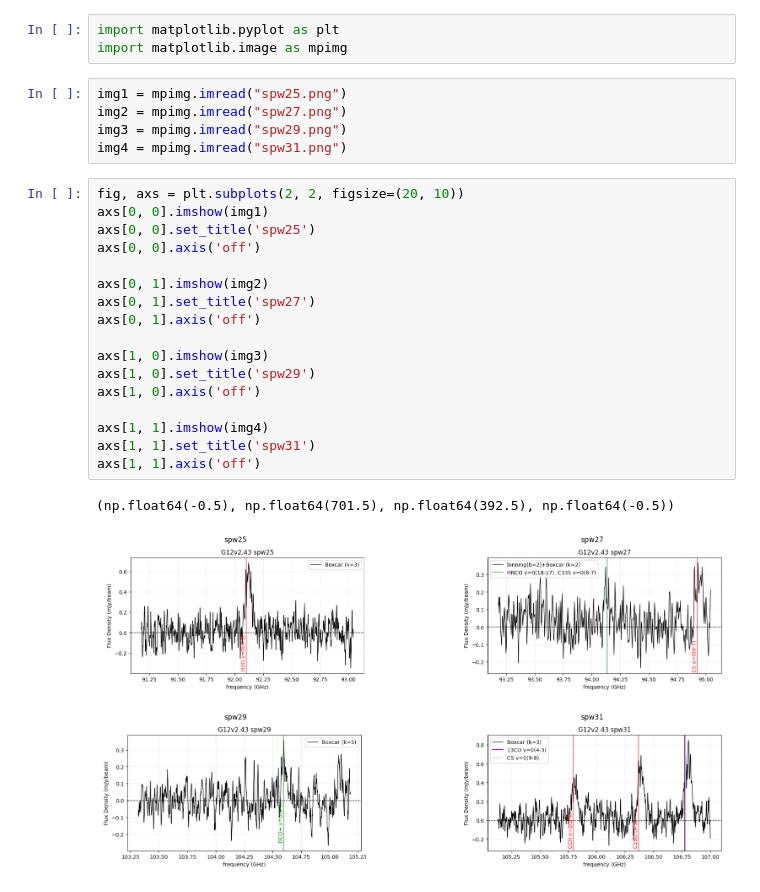
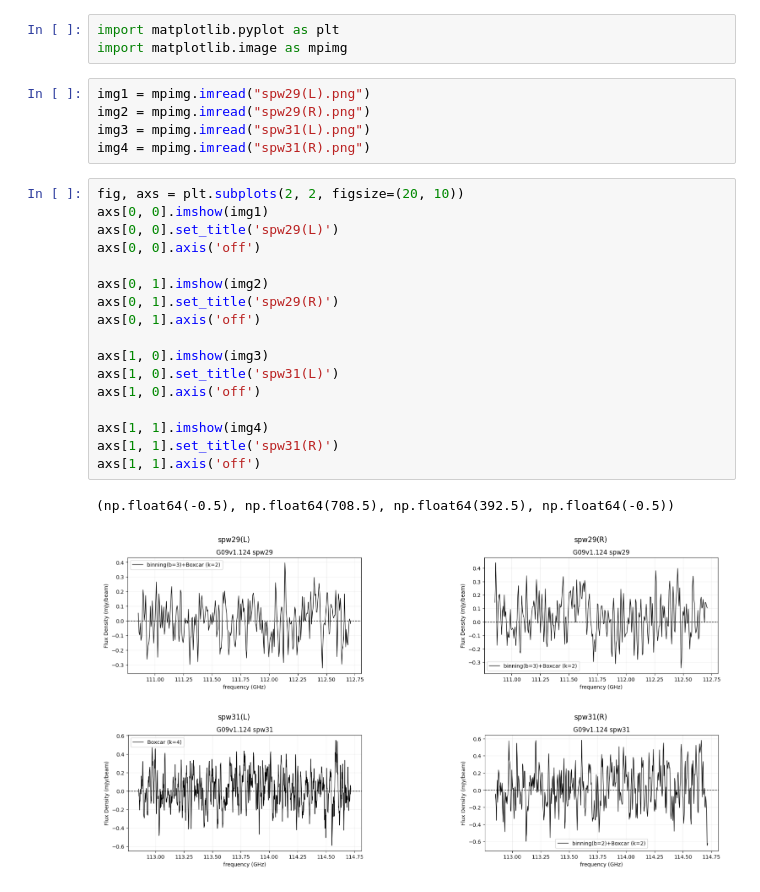
Before and after one commit to 000RF/2025-summer, a Jupyter notebook: figures/G09v1.124/noise(IDK/noise.ipynb, the cells around one changed output. Saved outputs shown, nothing was run; the diff lists cells and outputs as text.

```diff
--- a/figures/G09v1.124/noise(IDK/noise.ipynb
+++ b/figures/G09v1.124/noise(IDK/noise.ipynb
@@ -2,27 +2,27 @@
 import matplotlib.pyplot as plt
 import matplotlib.image as mpimg
 # %%
-img1 = mpimg.imread("spw25.png")
-img2 = mpimg.imread("spw27.png")
-img3 = mpimg.imread("spw29.png")
-img4 = mpimg.imread("spw31.png")
+img1 = mpimg.imread("spw29(L).png")
+img2 = mpimg.imread("spw29(R).png")
+img3 = mpimg.imread("spw31(L).png")
+img4 = mpimg.imread("spw31(R).png")
 # %%
 fig, axs = plt.subplots(2, 2, figsize=(20, 10))
 axs[0, 0].imshow(img1)
-axs[0, 0].set_title('spw25')
+axs[0, 0].set_title('spw29(L)')
 axs[0, 0].axis('off')
 
 axs[0, 1].imshow(img2)
-axs[0, 1].set_title('spw27')
+axs[0, 1].set_title('spw29(R)')
 axs[0, 1].axis('off')
 
 axs[1, 0].imshow(img3)
-axs[1, 0].set_title('spw29')
+axs[1, 0].set_title('spw31(L)')
 axs[1, 0].axis('off')
 
 axs[1, 1].imshow(img4)
-axs[1, 1].set_title('spw31')
+axs[1, 1].set_title('spw31(R)')
 axs[1, 1].axis('off')
 # %% [output]
-(np.float64(-0.5), np.float64(701.5), np.float64(392.5), np.float64(-0.5))
+(np.float64(-0.5), np.float64(708.5), np.float64(392.5), np.float64(-0.5))
-[figure, old version]
+[figure, new version]
```
